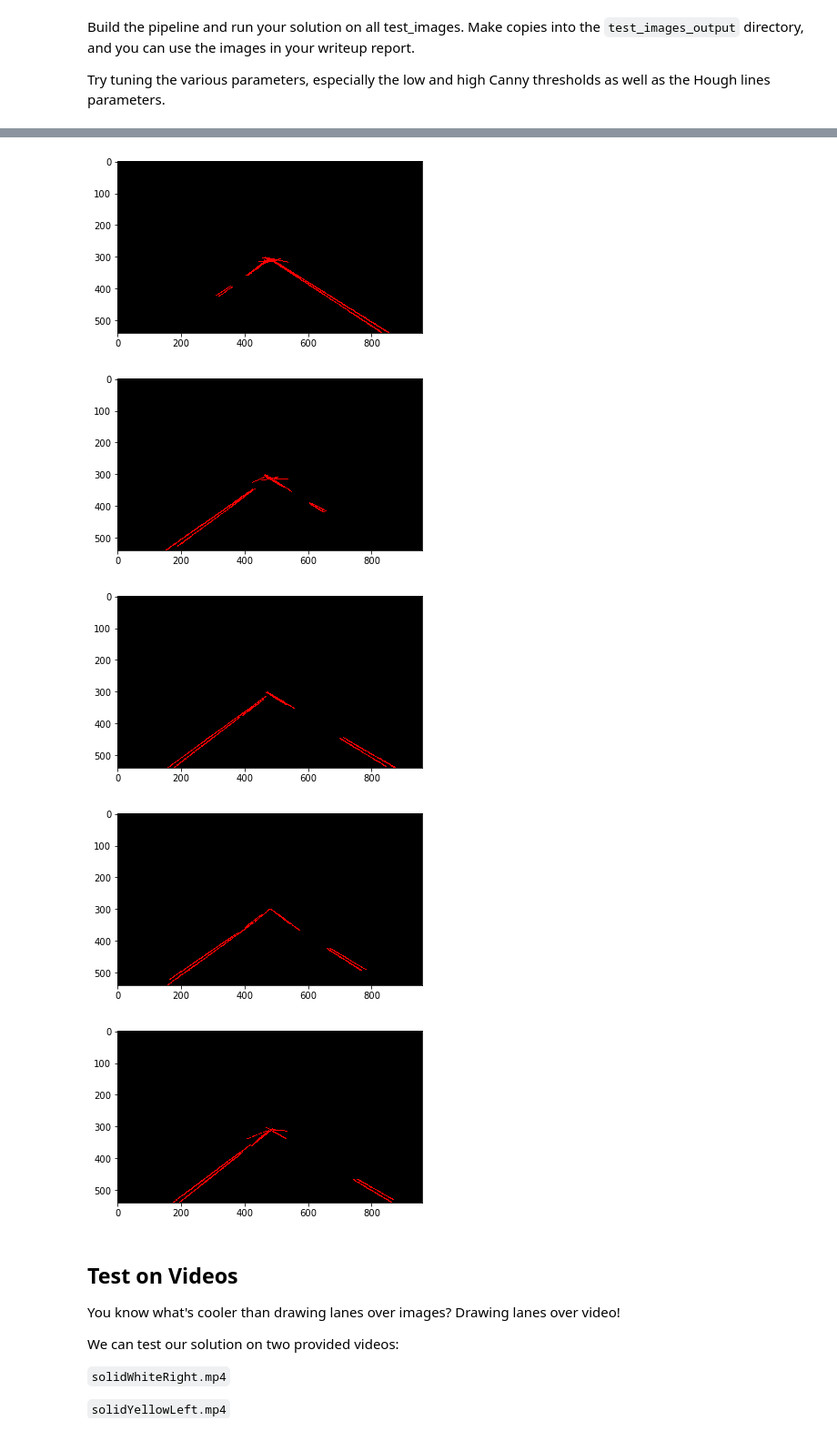
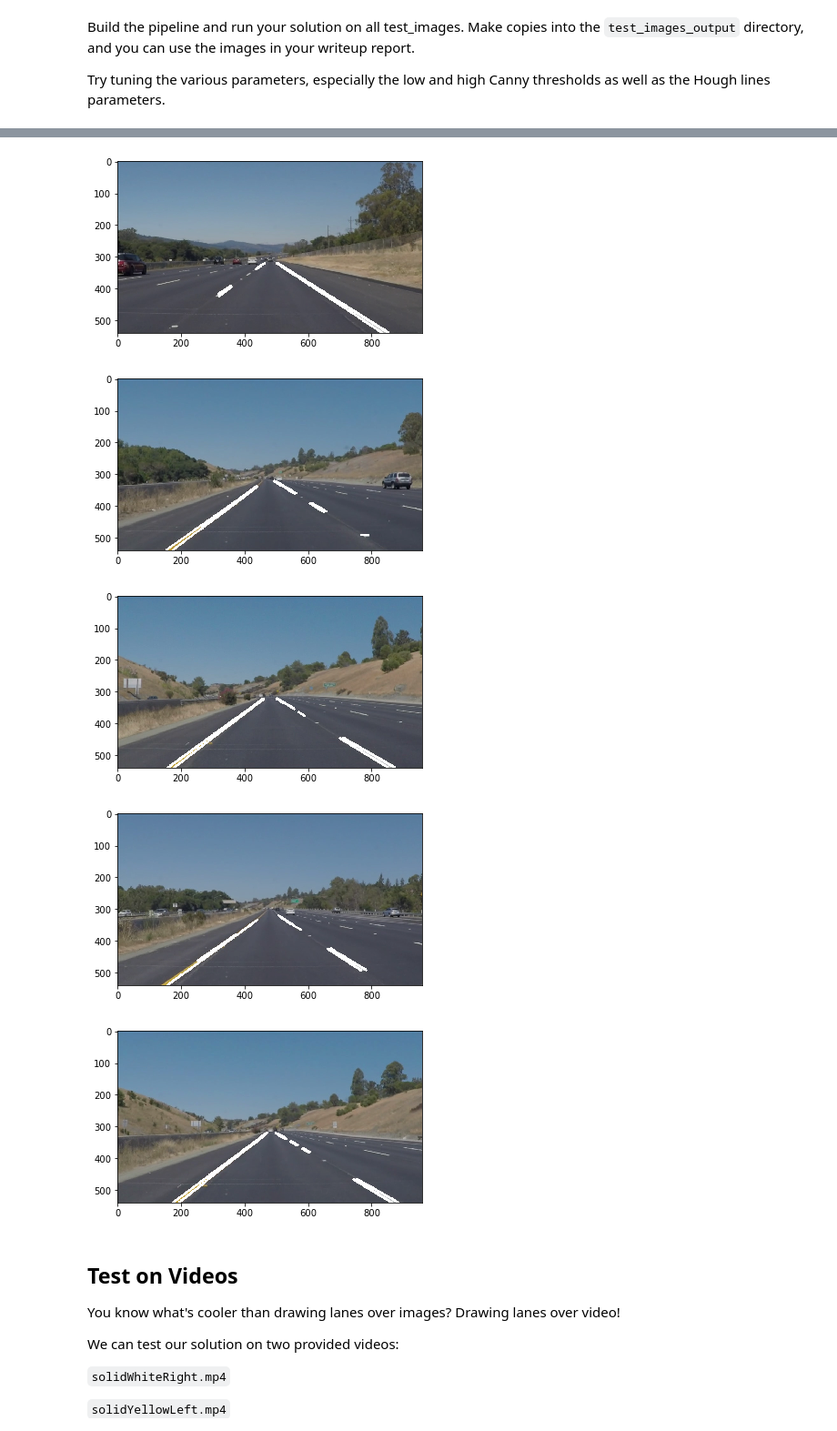
Before and after one commit to paul-michalik/CarND-LaneLines-P1, a Jupyter notebook: P1.ipynb, the cells around one changed output, grey strips where cells are left out. Shown: that part at 91% size. Drawn from its saved outputs; the diff is of its cells as text; code cells hidden in the pictures.

Commit message:
Feasible values on raw lines.

```diff
--- a/P1.ipynb
+++ b/P1.ipynb
@@ -159,7 +159,7 @@ def hough_lines(img, rho, theta, threshold, min_line_len, max_line_gap):
     """
     lines = cv2.HoughLinesP(img, rho, theta, threshold, np.array([]), minLineLength=min_line_len, maxLineGap=max_line_gap)
     line_img = np.zeros((img.shape[0], img.shape[1], 3), dtype=np.uint8)
-    draw_lines(line_img, lines)
+    draw_lines(line_img, lines, color=[255, 255, 255], thickness=5)
     return line_img
 
 # Python 3 has support for cool math symbols.
@@ -217,7 +217,7 @@ def extract_lanes(image, ext_args):
         ext_args.hough_max_line_gap
     )
 
-    return current
+    return weighted_img(current, image)
 
 # move to next cell
 import collections
@@ -236,26 +236,26 @@ ExtractionArgs = collections.namedtuple('ExtractionArgs',
     ])
 
 ext_args = ExtractionArgs(
-    kernel_size = 3,
+    kernel_size = 5,
     # assuming fixed image size 540 x 960
     region_quad = np.array([[
         (140, 540),
-        (460, 300),
-        (510, 300),
+        (460, 320),
+        (510, 320),
         (910, 540)
     ]]),
     canny_low = 50,
     canny_high = 150,
     hough_rho = 1,
     hough_theta = np.pi/180,
-    hough_threshhold = 10,
-    hough_min_line_length = 40,
+    hough_threshhold = 20,
+    hough_min_line_length = 20,
     hough_max_line_gap = 10
 )
 
 test_dir = "test_images"
 for test_file in os.listdir(test_dir):
     input_img = mpimg.imread(os.path.join(test_dir, test_file))
-    plt.imshow(extract_lanes(input_img, ext_args), cmap='gray')
+    plt.imshow(extract_lanes(input_img, ext_args))
     plt.show()
 # %% [output]
@@ -263,8 +263,8 @@ for test_file in os.listdir(test_dir):
-[figure, old version]
+[figure, new version]
-[figure, old version]
+[figure, new version]
-[figure, old version]
+[figure, new version]
-[figure, old version]
+[figure, new version]
-[figure, old version]
+[figure, new version]
 # %% [markdown]
 ## Test on Videos
 
```
Also changed, not shown: parts of 2 cells of this notebook.
